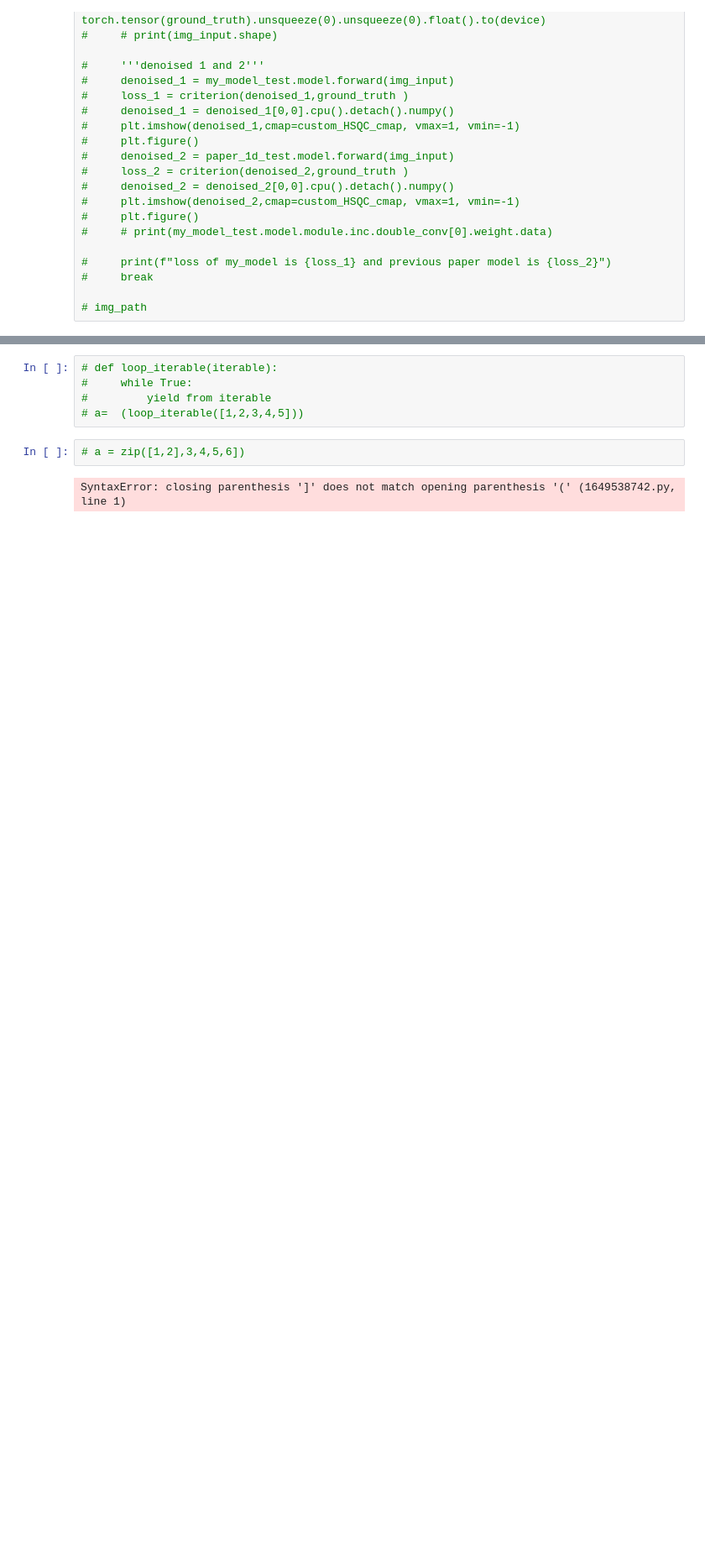
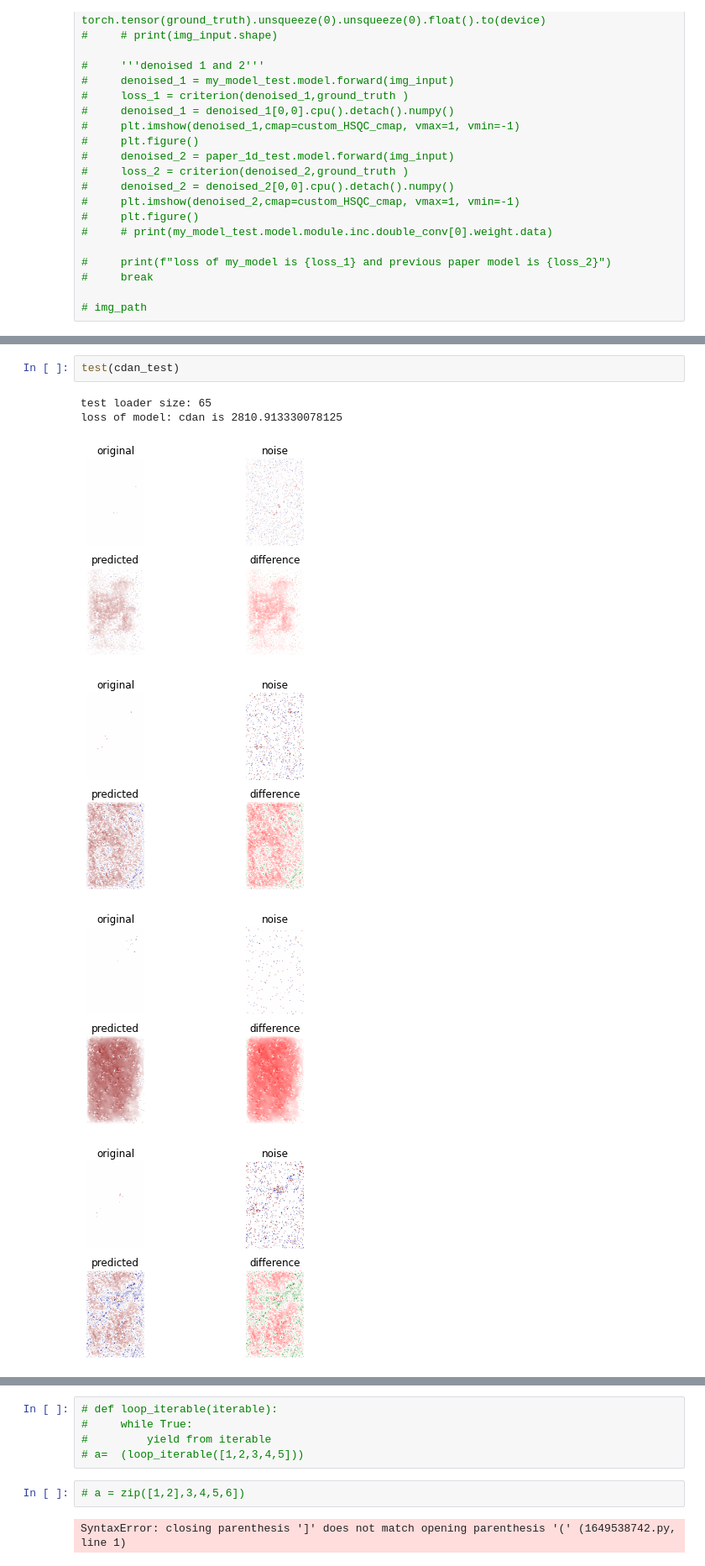
Before and after one commit to xwd0418/autoencoder_denoiser, a Jupyter notebook: testing_real_imgs.ipynb, the cells around one changed output, grey strips where cells are left out. Shown at 84% size. Saved outputs shown, nothing was run; the diff lists cells and outputs as text; blank space fills up the shorter version.

```diff
--- a/testing_real_imgs.ipynb
+++ b/testing_real_imgs.ipynb
@@ -321,0 +272,9 @@ tensor(0.4126, device='cuda:0')
+# %%
+test(cdan_test)
+# %% [output]
+test loader size: 65
+loss of model: cdan is 2810.913330078125
+[figure, added]
+[figure, added]
+[figure, added]
+[figure, added]
```
Also changed, not shown: parts of 15 cells of this notebook, 20 other files.
